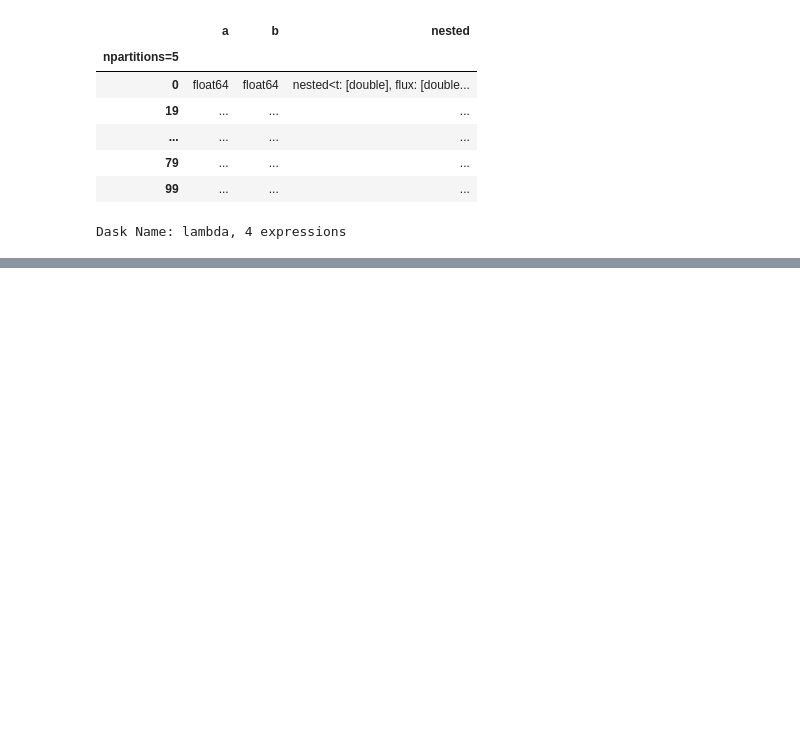
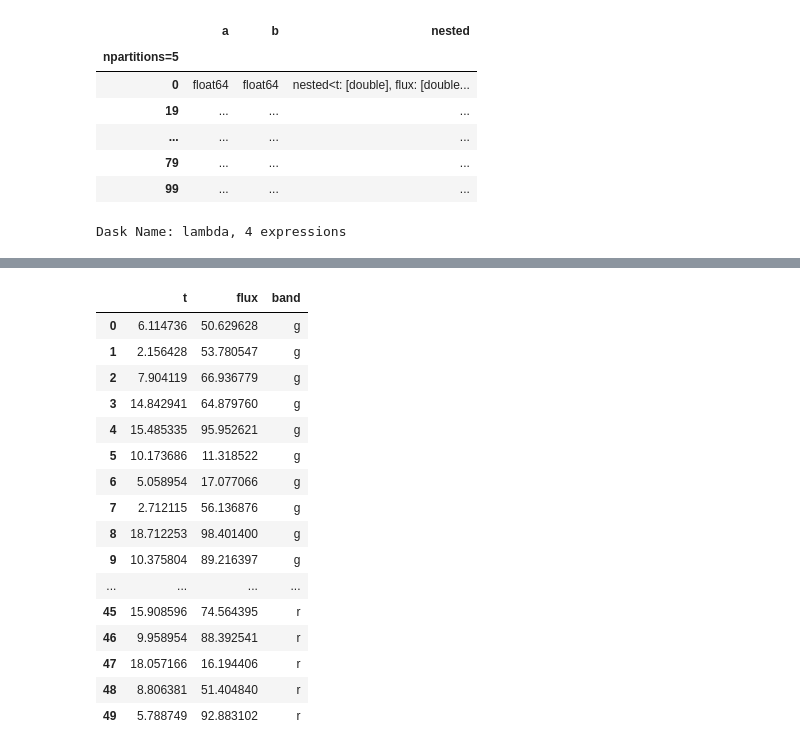
Before and after one commit to lincc-frameworks/notebooks_lf, a Jupyter notebook: sprints/2025/03_06/nested_sort_values_demo.ipynb, the cells around one changed output, grey strips where cells are left out. Drawn from its saved outputs; the diff is of its cells as text; code cells hidden in the pictures; blank space fills up the shorter version.

```diff
--- a/sprints/2025/03_06/nested_sort_values_demo.ipynb
+++ b/sprints/2025/03_06/nested_sort_values_demo.ipynb
@@ -167,7 +167,8 @@ Nested-Dask NestedFrame Structure:
 Dask Name: sortvalues, 4 expressions
 # %%
 # Nested-Dask
-ndd.sort_values(by=["nested.band"]) # nested sorting is a contained problem, so divisions are preserved
+sorted_ndd = ndd.sort_values(by=["nested.band"])
+sorted_ndd # nested sorting is a contained problem, so divisions are preserved
 # %% [output]
 Nested-Dask NestedFrame Structure:
 |  | a | b | nested |
@@ -180,0 +192,20 @@ Dask Name: lambda, 4 expressions
+# %%
+sorted_ndd.head(5).iloc[0]["nested"]
+# %% [output]
+|  | t | flux | band |
+| 0 | 6.114736 | 50.629628 | g |
+| 1 | 2.156428 | 53.780547 | g |
+| 2 | 7.904119 | 66.936779 | g |
+| 3 | 14.842941 | 64.879760 | g |
+| 4 | 15.485335 | 95.952621 | g |
+| 5 | 10.173686 | 11.318522 | g |
+| 6 | 5.058954 | 17.077066 | g |
+| 7 | 2.712115 | 56.136876 | g |
+| 8 | 18.712253 | 98.401400 | g |
+| 9 | 10.375804 | 89.216397 | g |
+| ... | ... | ... | ... |
+| 45 | 15.908596 | 74.564395 | r |
+| 46 | 9.958954 | 88.392541 | r |
+| 47 | 18.057166 | 16.194406 | r |
+| 48 | 8.806381 | 51.404840 | r |
+| 49 | 5.788749 | 92.883102 | r |
```
Also changed, not shown: parts of 1 cell of this notebook.
